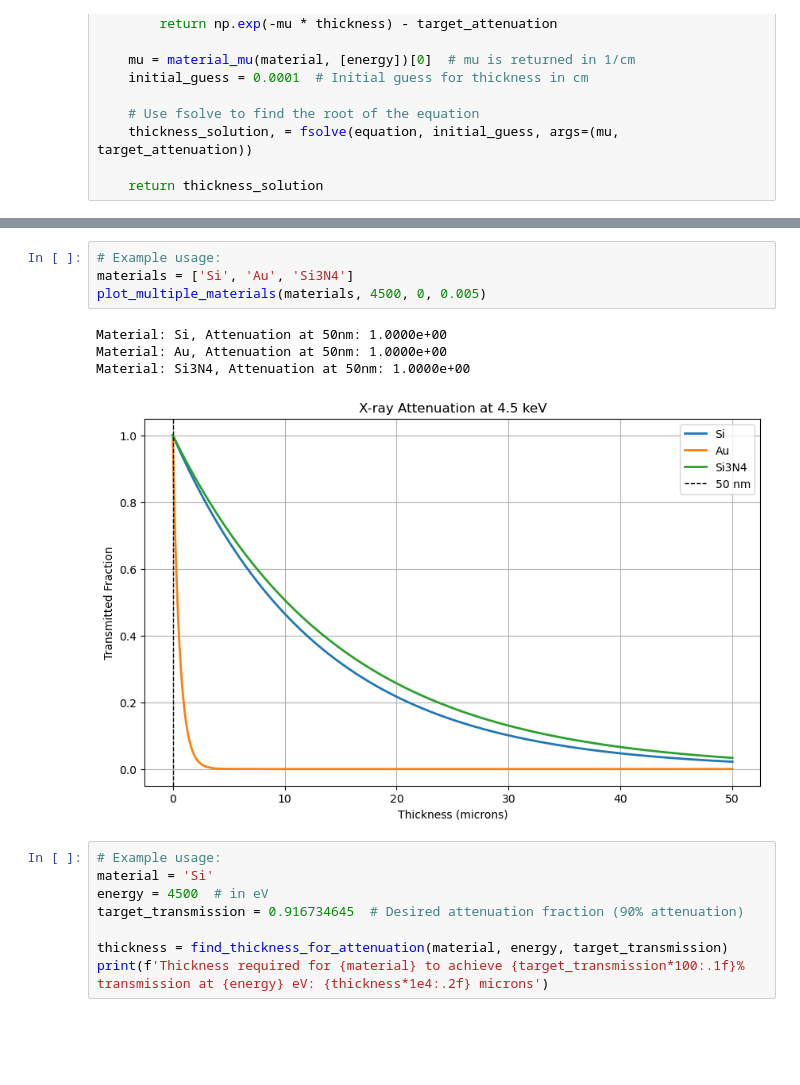
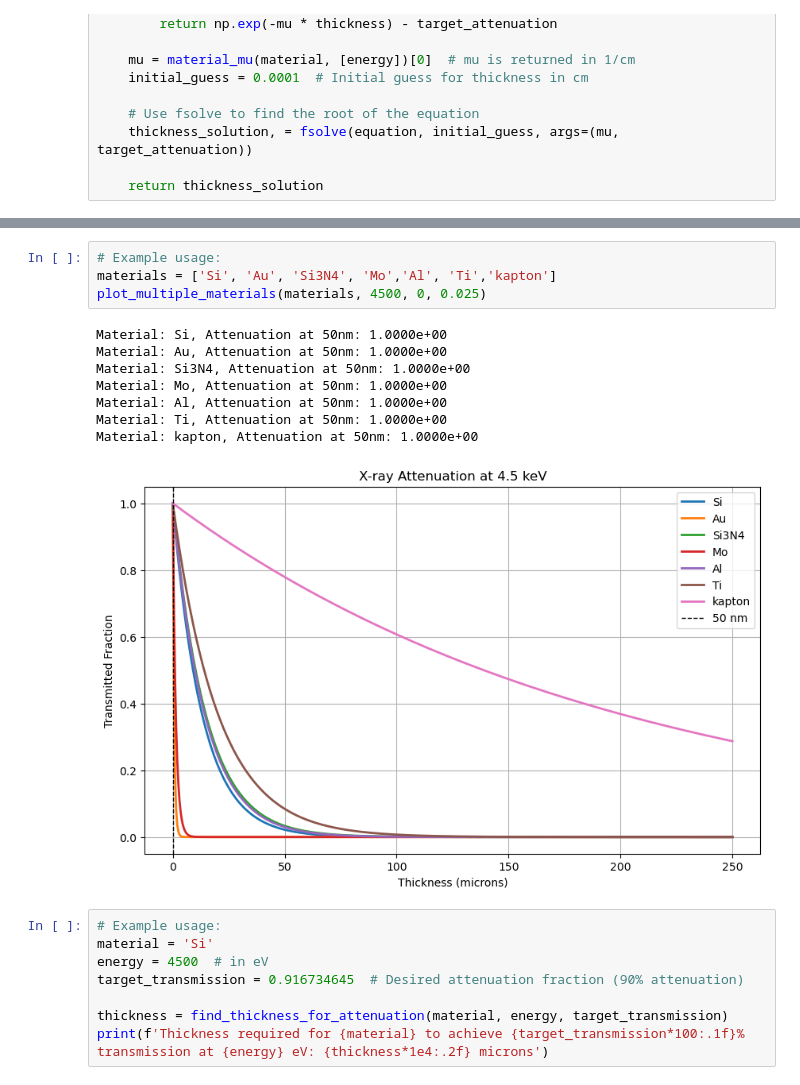
Before and after one commit to rw588/ETH-Simulations, a Jupyter notebook: XRaySims/XAttentuation.ipynb, the cells around one changed output, grey strips where cells are left out. Cells and saved outputs as stored; diff of their text form; blank space fills up the shorter version.

```diff
--- a/XRaySims/XAttentuation.ipynb
+++ b/XRaySims/XAttentuation.ipynb
@@ -96,12 +96,16 @@ plt.show()
 # %%
 # Example usage:
-materials = ['Si', 'Au', 'Si3N4']
-plot_multiple_materials(materials, 4500, 0, 0.005)
+materials = ['Si', 'Au', 'Si3N4', 'Mo','Al', 'Ti','kapton']
+plot_multiple_materials(materials, 4500, 0, 0.025)
 # %% [output]
 Material: Si, Attenuation at 50nm: 1.0000e+00
 Material: Au, Attenuation at 50nm: 1.0000e+00
 Material: Si3N4, Attenuation at 50nm: 1.0000e+00
+Material: Mo, Attenuation at 50nm: 1.0000e+00
+Material: Al, Attenuation at 50nm: 1.0000e+00
+Material: Ti, Attenuation at 50nm: 1.0000e+00
+Material: kapton, Attenuation at 50nm: 1.0000e+00
-[figure, old version]
+[figure, new version]
 # %%
 # Example usage:
 material = 'Si'
```
Also changed, not shown: parts of 1 cell of this notebook, 5 other files.
